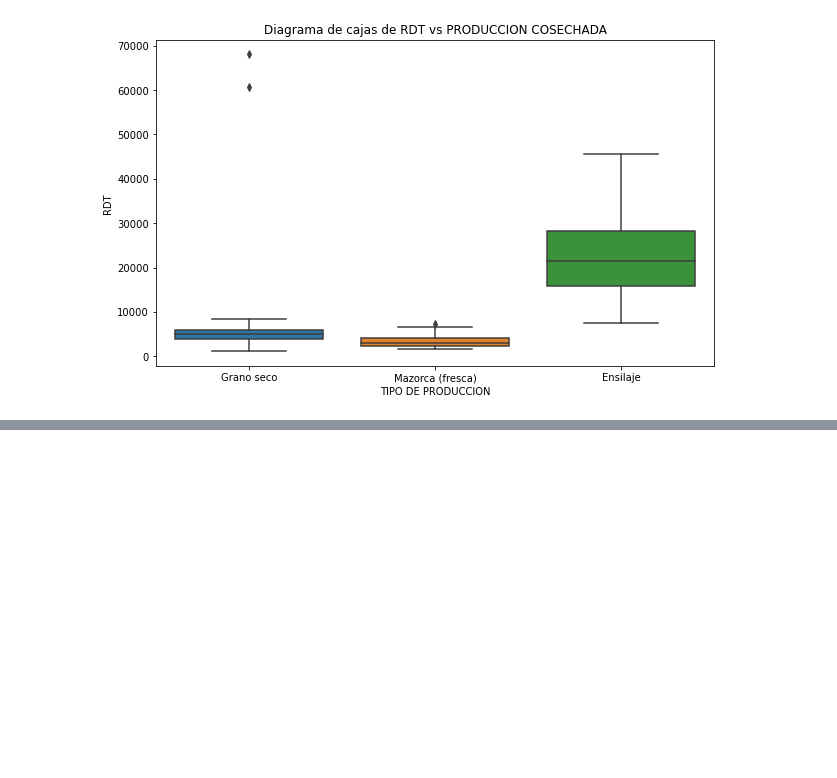
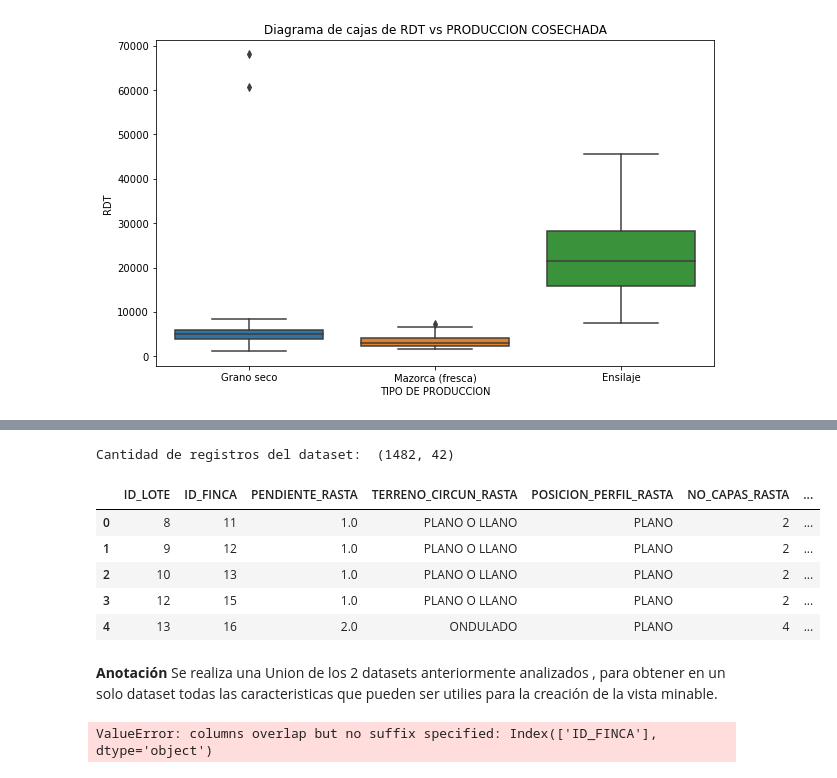
Before and after one commit to GermanMoran/TesisMaestria, a Jupyter notebook: codigos/EDA_CIAT_FENALCE.ipynb, the cells around one changed output, grey strips where cells are left out. Cells and saved outputs as stored; diff of their text form; code cells hidden in the pictures; blank space fills up the shorter version.

```diff
--- a/codigos/EDA_CIAT_FENALCE.ipynb
+++ b/codigos/EDA_CIAT_FENALCE.ipynb
@@ -202,0 +222,22 @@ df1_ProductionsEvents.head(5)
+# %%
+# Teniendo en cuenta las variables que tienen mayor cantidad de nulos, se procede a eliminar cada una de las columnas
+columnas_Eliminar_rasta = ["PROFUNDIDAD_CARBONATOS","HOR_PEDREG_ROCOSO_PROFUNDIDAD_RASTA","HOR_PEDREG_ROCOSO_ESPESOR_RASTA",
+"PROFUND_PRIMERAS_ROCAS_PIEDRAS_RASTA..CM.","PROFUND_CAP_ENDURE_RASTA","ESPESOR_CAP_ENDURE_RASTA"]
+df_rasta_maiz_inferida = rasta_maiz_inferida.drop(columnas_Eliminar_rasta, axis=1)
+print("Cantidad de registros del dataset: ",df_rasta_maiz_inferida.shape)
+df_rasta_maiz_inferida.head(5)
+# %% [output]
+Cantidad de registros del dataset:  (1482, 42)
+|  | ID_LOTE | ID_FINCA | PENDIENTE_RASTA | TERRENO_CIRCUN_RASTA | POSICION_PERFIL_RASTA | NO_CAPAS_RASTA | ... |
+| 0 | 8 | 11 | 1.0 | PLANO O LLANO | PLANO | 2 | ... |
+| 1 | 9 | 12 | 1.0 | PLANO O LLANO | PLANO | 2 | ... |
+| 2 | 10 | 13 | 1.0 | PLANO O LLANO | PLANO | 2 | ... |
+| 3 | 12 | 15 | 1.0 | PLANO O LLANO | PLANO | 2 | ... |
+| 4 | 13 | 16 | 2.0 | ONDULADO | PLANO | 4 | ... |
+# %% [markdown]
+**Anotación** Se realiza una Union de los 2 datasets anteriormente analizados , para obtener en un solo dataset todas las caracteristicas que pueden ser utilies para la creación de la vista minable.
+# %%
+# Se juntan los 2 datsets mediante el metodo join
+df_cordoba = Prductions_Events.join(df_rasta_maiz_inferida.set_index('ID_LOTE'), on='ID_LOTE')
+# %% [output]
+ValueError: columns overlap but no suffix specified: Index(['ID_FINCA'], dtype='object')
```
Also changed, not shown: parts of 17 cells of this notebook, 3 other files.
